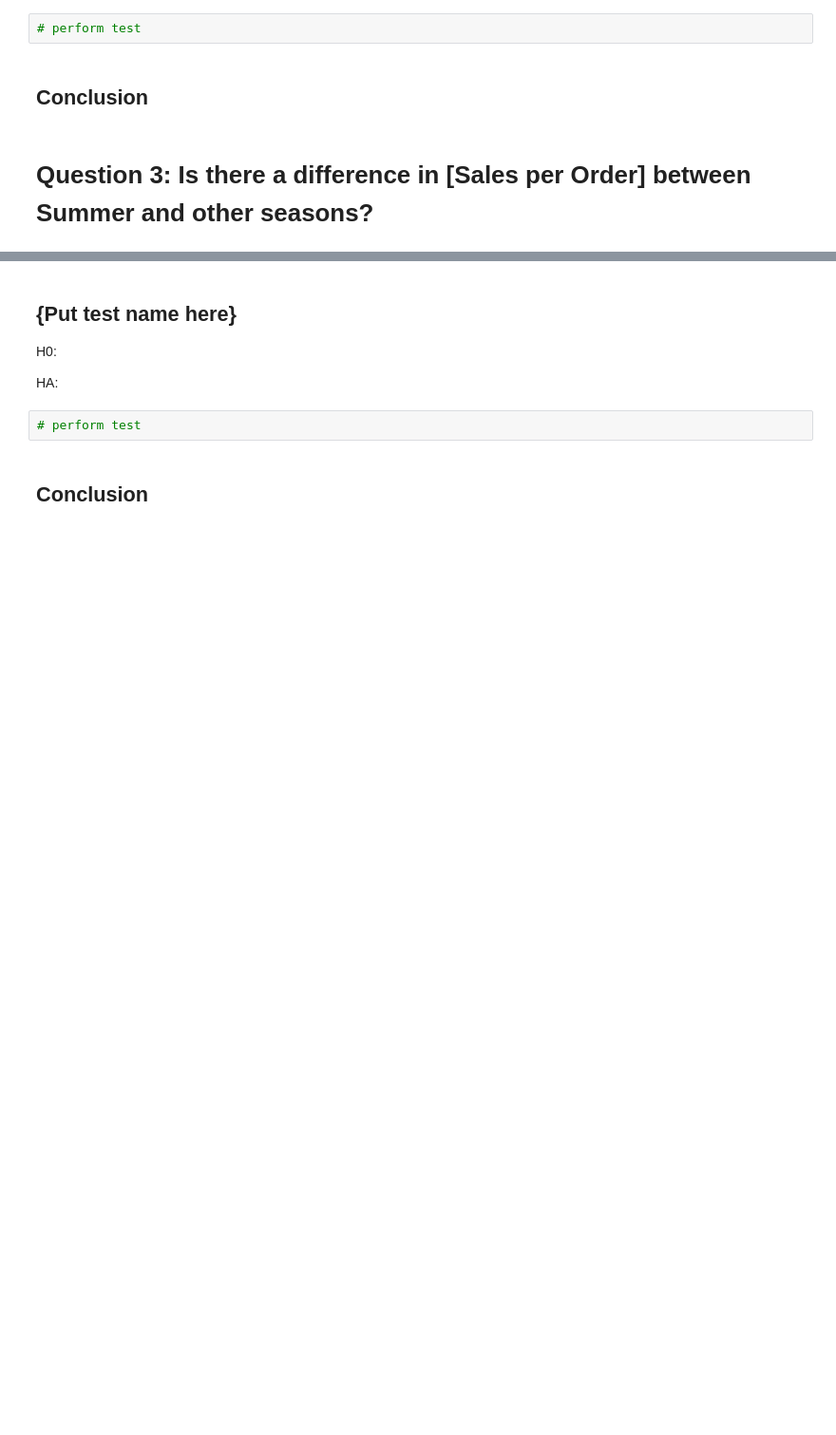
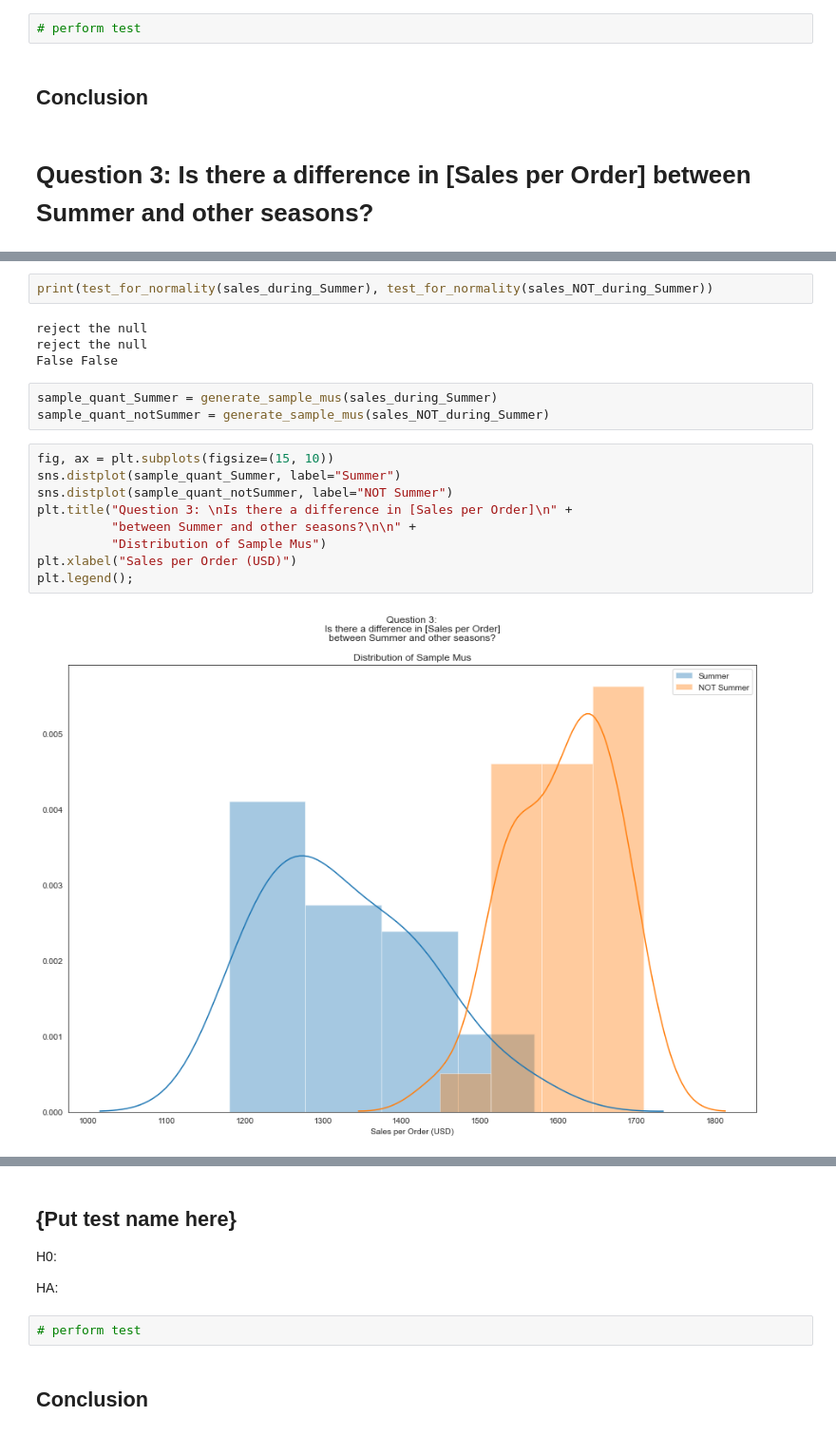
Before and after one commit to korinzumike/dsc-case-study-hypothesis-testing, a Jupyter notebook: notebooks/explore_data.ipynb, the cells around one changed output, grey strips where cells are left out. Shown: that part at 95% size. Saved outputs shown, nothing was run; the diff lists cells and outputs as text; blank space fills up the shorter version.

```diff
--- a/notebooks/explore_data.ipynb
+++ b/notebooks/explore_data.ipynb
@@ -304,0 +350,20 @@ Name: Sales, Length: 664, dtype: float64
+# %%
+print(test_for_normality(sales_during_Summer), test_for_normality(sales_NOT_during_Summer))
+# %% [output]
+reject the null
+reject the null
+False False
+# %%
+sample_quant_Summer = generate_sample_mus(sales_during_Summer)
+sample_quant_notSummer = generate_sample_mus(sales_NOT_during_Summer)
+# %%
+fig, ax = plt.subplots(figsize=(15, 10))
+sns.distplot(sample_quant_Summer, label="Summer")
+sns.distplot(sample_quant_notSummer, label="NOT Summer")
+plt.title("Question 3: \nIs there a difference in [Sales per Order]\n" +
+          "between Summer and other seasons?\n\n" +
+          "Distribution of Sample Mus")
+plt.xlabel("Sales per Order (USD)")
+plt.legend();
+# %% [output]
+[figure, added]
```
Also changed, not shown: parts of 6 cells of this notebook, 3 other files.
